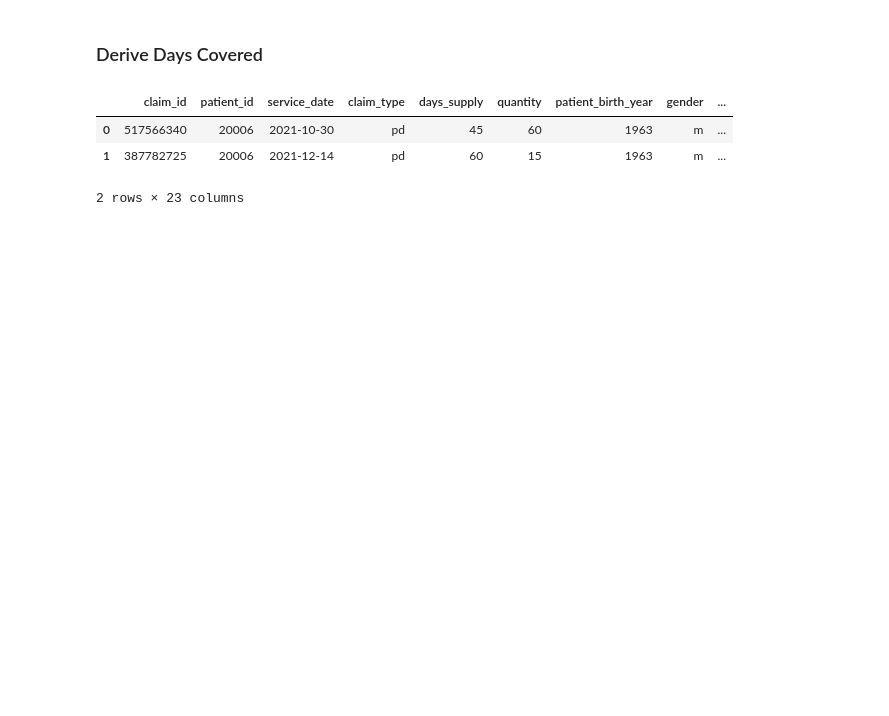
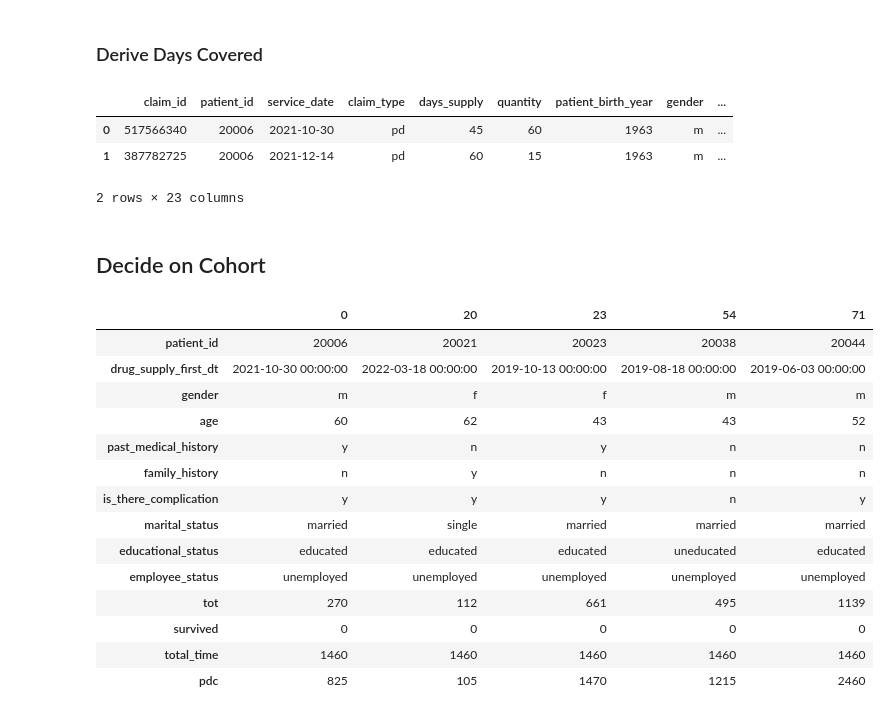
Before and after one commit to nicksv03/Survival_Analysis_BYOP, a Jupyter notebook: exploratory_data_analysis.ipynb, the cells around one changed output. Cells and saved outputs as stored; diff of their text form; code cells hidden in the pictures; blank space fills up the shorter version.

```diff
--- a/exploratory_data_analysis.ipynb
+++ b/exploratory_data_analysis.ipynb
@@ -508,0 +510,2 @@ apld.head(2)
+# %%
+apld = pd.merge(apld, _dc, on = ['patient_id'], how = 'left')
@@ -508,0 +514,2 @@ apld.head(2)
+# %% [markdown]
+## Decide on Cohort
@@ -508,0 +521,18 @@ apld.head(2)
+# %%
+df_apld.head(5).T
+# %% [output]
+|  | 0 | 20 | 23 | 54 | 71 |
+| patient_id | 20006 | 20021 | 20023 | 20038 | 20044 |
+| drug_supply_first_dt | 2021-10-30 00:00:00 | 2022-03-18 00:00:00 | 2019-10-13 00:00:00 | 2019-08-18 00:00:00 | 2019-06-03 00:00:00 |
+| gender | m | f | f | m | m |
+| age | 60 | 62 | 43 | 43 | 52 |
+| past_medical_history | y | n | y | n | n |
+| family_history | n | y | n | n | n |
+| is_there_complication | y | y | y | n | y |
+| marital_status | married | single | married | married | married |
+| educational_status | educated | educated | educated | uneducated | educated |
+| employee_status | unemployed | unemployed | unemployed | unemployed | unemployed |
+| tot | 270 | 112 | 661 | 495 | 1139 |
+| survived | 0 | 0 | 0 | 0 | 0 |
+| total_time | 1460 | 1460 | 1460 | 1460 | 1460 |
+| pdc | 825 | 105 | 1470 | 1215 | 2460 |
```
Also changed, not shown: parts of 21 cells of this notebook.
